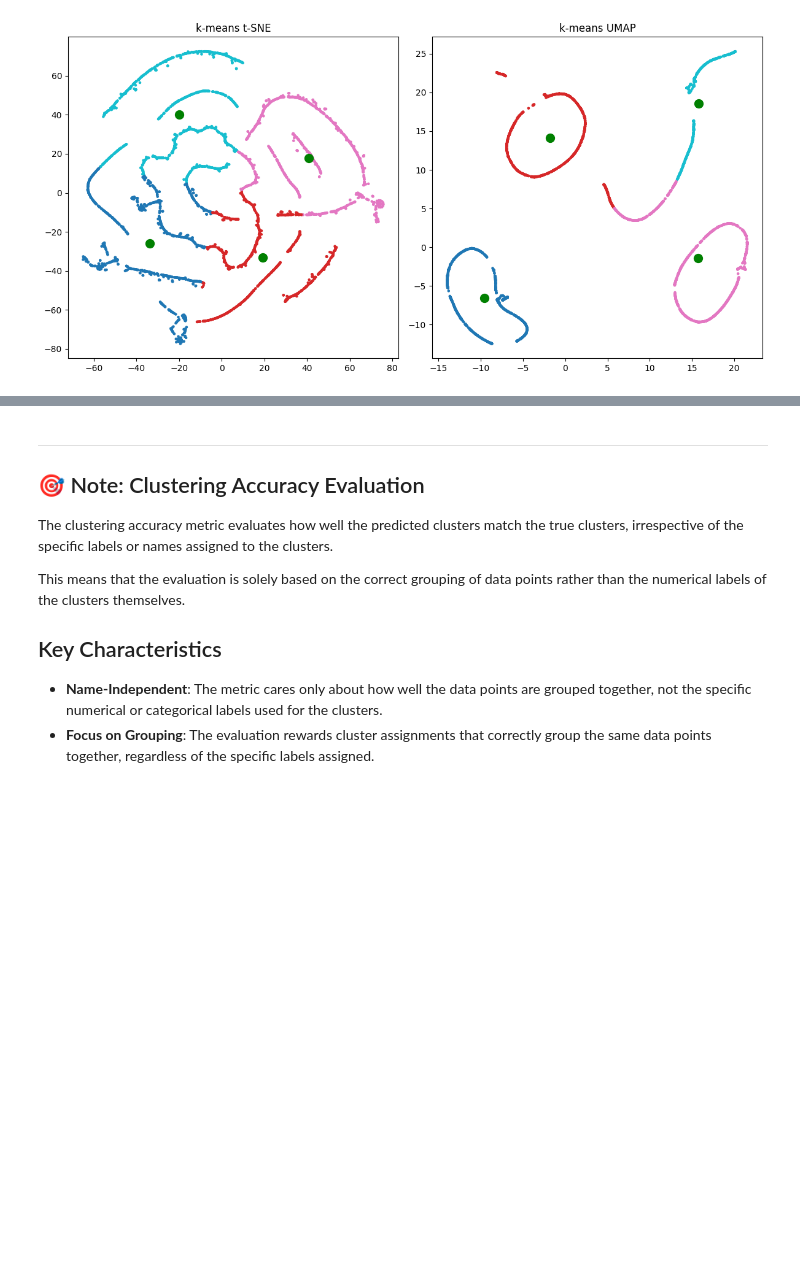
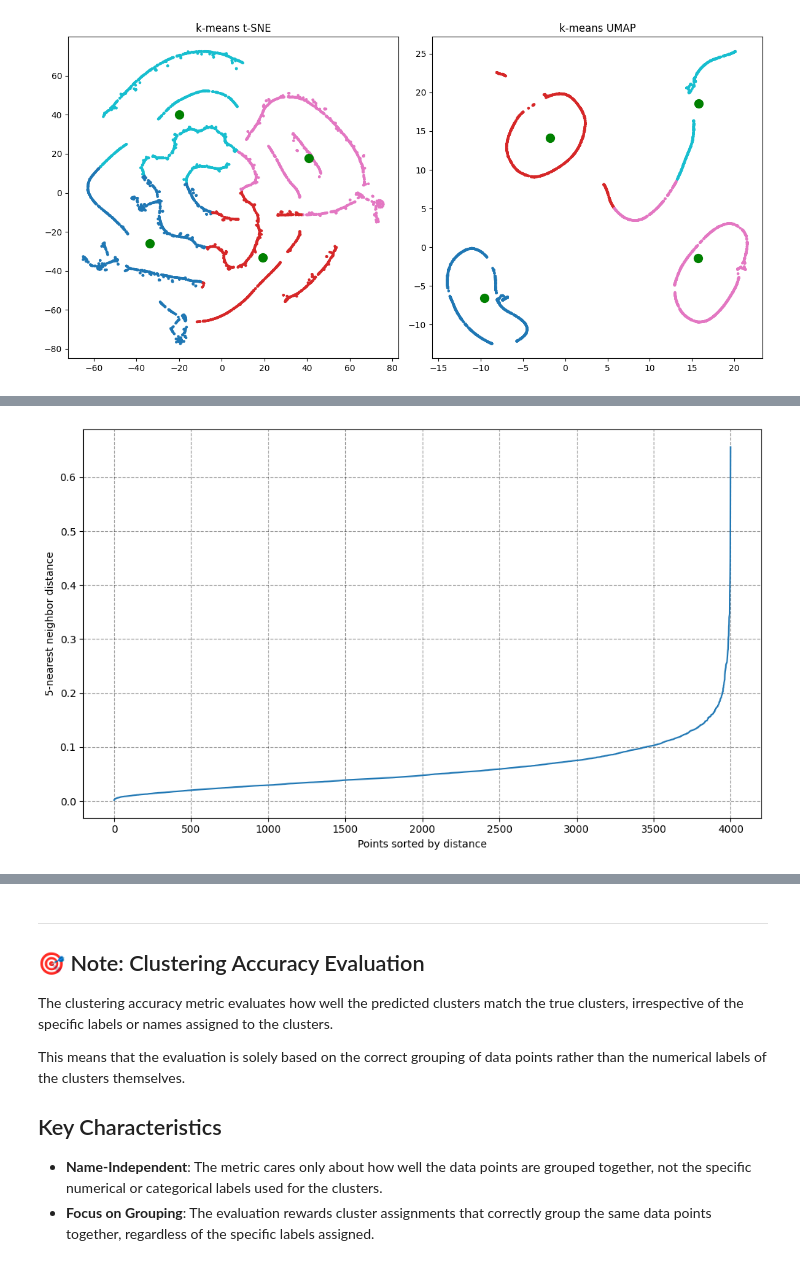
Before and after one commit to fjhanevo/TDT4172, a Jupyter notebook: Assignment2/Chapter_2.ipynb, the cells around one changed output, grey strips where cells are left out. Saved outputs shown, nothing was run; the diff lists cells and outputs as text; code cells hidden in the pictures; blank space fills up the shorter version.

```diff
--- a/Assignment2/Chapter_2.ipynb
+++ b/Assignment2/Chapter_2.ipynb
@@ -652,0 +647,20 @@ print(sil_umap)
+# %%
+k = 2 * data_umap.shape[-1] - 1
+# Use the umap data since this looks the most promising so far
+neighbors = NearestNeighbors(n_neighbors=k).fit(data_umap)
+
+distances, _= neighbors.kneighbors(data_umap)
+
+distances = np.sort(distances, axis=0)
+
+distances = distances[:, k-1]
+
+plt.figure(figsize=(10,6))
+plt.plot(distances)
+plt.xlabel('Points sorted by distance')
+plt.ylabel(f'{k}-nearest neighbor distance')
+plt.grid(True, linestyle = "--", color = 'black', alpha=0.4)
+plt.tight_layout()
+plt.show()
+# %% [output]
+[figure, added]
```
Also changed, not shown: parts of 8 cells of this notebook.
